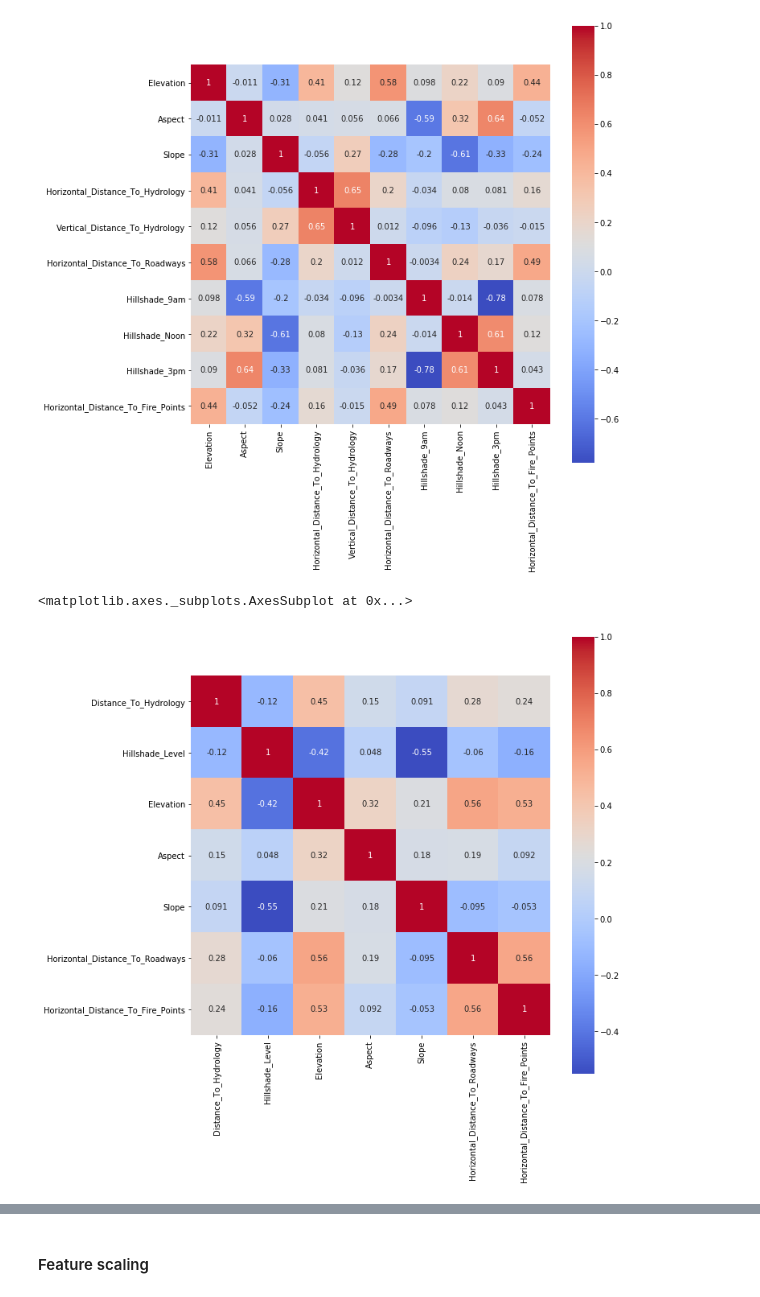
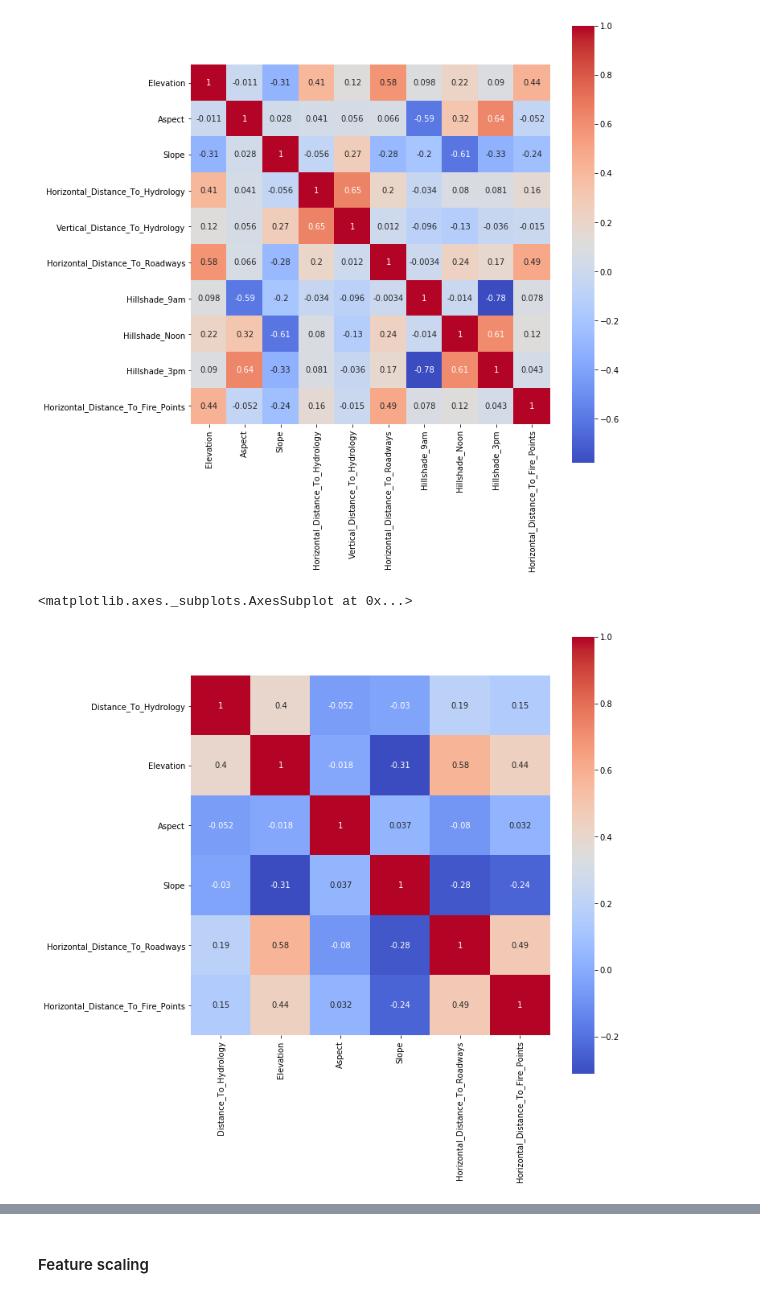
Before and after one commit to tailtq/ml-learning, a Jupyter notebook: kaggle/forest-cover-type-prediction/notebook1.ipynb, the cells around one changed output, grey strips where cells are left out. Cells and saved outputs as stored; diff of their text form; code cells hidden in the pictures.

```diff
--- a/kaggle/forest-cover-type-prediction/notebook1.ipynb
+++ b/kaggle/forest-cover-type-prediction/notebook1.ipynb
@@ -118,15 +122,26 @@ sns.heatmap(areas[[
 # %% [output]
 <matplotlib.axes._subplots.AxesSubplot at 0x...>
 [figure]
-# %%
-areas['Distance_To_Hydrology'] = (areas['Horizontal_Distance_To_Hydrology'] ** 2 + areas['Vertical_Distance_To_Hydrology'] ** 2) ** 0.5
-
-# from 0.66 --> 0.61
-areas['Hillshade_9am_Level'] = np.ceil(areas['Hillshade_9am'] / 50)
-areas['Hillshade_Noon_Level'] = np.ceil(areas['Hillshade_Noon'] / 50)
-areas['Hillshade_3pm_Level'] = np.ceil(areas['Hillshade_3pm'] / 50)
-
-areas[areas['Hillshade_9am_Level'] == 6] = 5
-areas[areas['Hillshade_Noon_Level'] == 6] = 5
-areas[areas['Hillshade_3pm_Level'] == 6] = 5
-areas['Hillshade_Level'] = np.round((areas['Hillshade_9am_Level'] + areas['Hillshade_Noon_Level'] + areas['Hillshade_3pm_Level']) / 3)
+# %%
+def r(x):
+    if x + 180 > 360:
+        return x - 180
+    else:
+        return x + 180
+# %%
+areas['Aspect'] = areas.Aspect.map(r)
+areas['Highwater'] = areas.Vertical_Distance_To_Hydrology < 0
+
+areas['EVDtH'] = areas.Elevation - areas.Vertical_Distance_To_Hydrology
+areas['EHDtH'] = areas.Elevation - areas.Horizontal_Distance_To_Hydrology * 0.3
+
+areas['Hillshade_3pm'].loc[lambda x: x == 0] = areas['Hillshade_3pm'].mean()
+# %%
+areas['Hydro_Fire_1'] = areas['Horizontal_Distance_To_Hydrology'] + areas['Horizontal_Distance_To_Fire_Points']
+areas['Hydro_Fire_2'] = abs(areas['Horizontal_Distance_To_Hydrology'] - areas['Horizontal_Distance_To_Fire_Points'])
+
+areas['Hydro_Road_1'] = abs(areas['Horizontal_Distance_To_Hydrology'] + areas['Horizontal_Distance_To_Roadways'])
+areas['Hydro_Road_2'] = abs(areas['Horizontal_Distance_To_Hydrology'] - areas['Horizontal_Distance_To_Roadways'])
+
+areas['Fire_Road_1'] = abs(areas['Horizontal_Distance_To_Fire_Points'] + areas['Horizontal_Distance_To_Roadways'])
+areas['Fire_Road_2'] = abs(areas['Horizontal_Distance_To_Fire_Points'] - areas['Horizontal_Distance_To_Roadways'])
@@ -133,17 +150,16 @@ areas['Hillshade_Level'] = np.round((areas['Hillshade_9am_Level'] + areas['Hills
 # %%
 fig, ax = plt.subplots(figsize=(10,10))
 sns.heatmap(areas[[
     'Distance_To_Hydrology',
-    'Hillshade_Level',
     'Elevation',
     'Aspect',
     'Slope',
     'Horizontal_Distance_To_Roadways',
     'Horizontal_Distance_To_Fire_Points',
 ]].corr(), annot=True, square=True, ax=ax, cmap='coolwarm')
 # %% [output]
 <matplotlib.axes._subplots.AxesSubplot at 0x...>
-[figure, old version]
+[figure, new version]
 # %%
 fig, ax = plt.subplots(2, 3, figsize=(15, 15))
 
```
Also changed, not shown: parts of 19 cells of this notebook, 1 other file.
